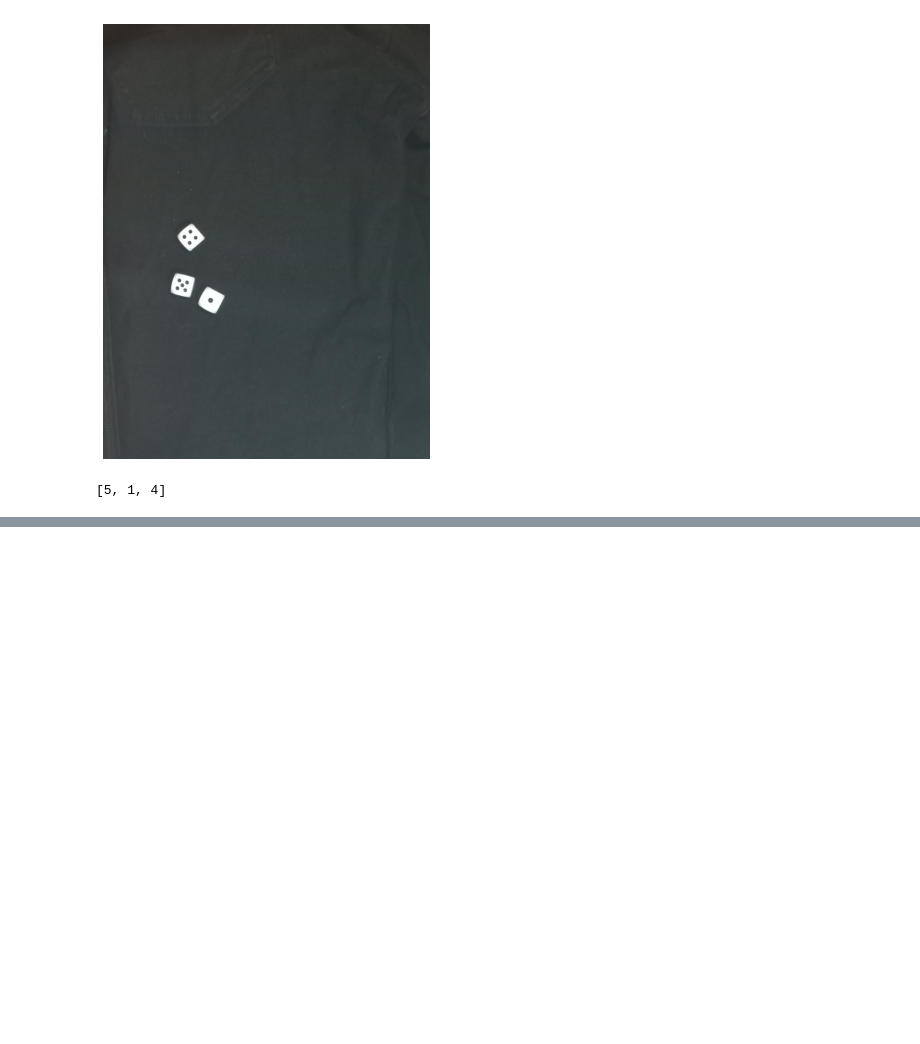
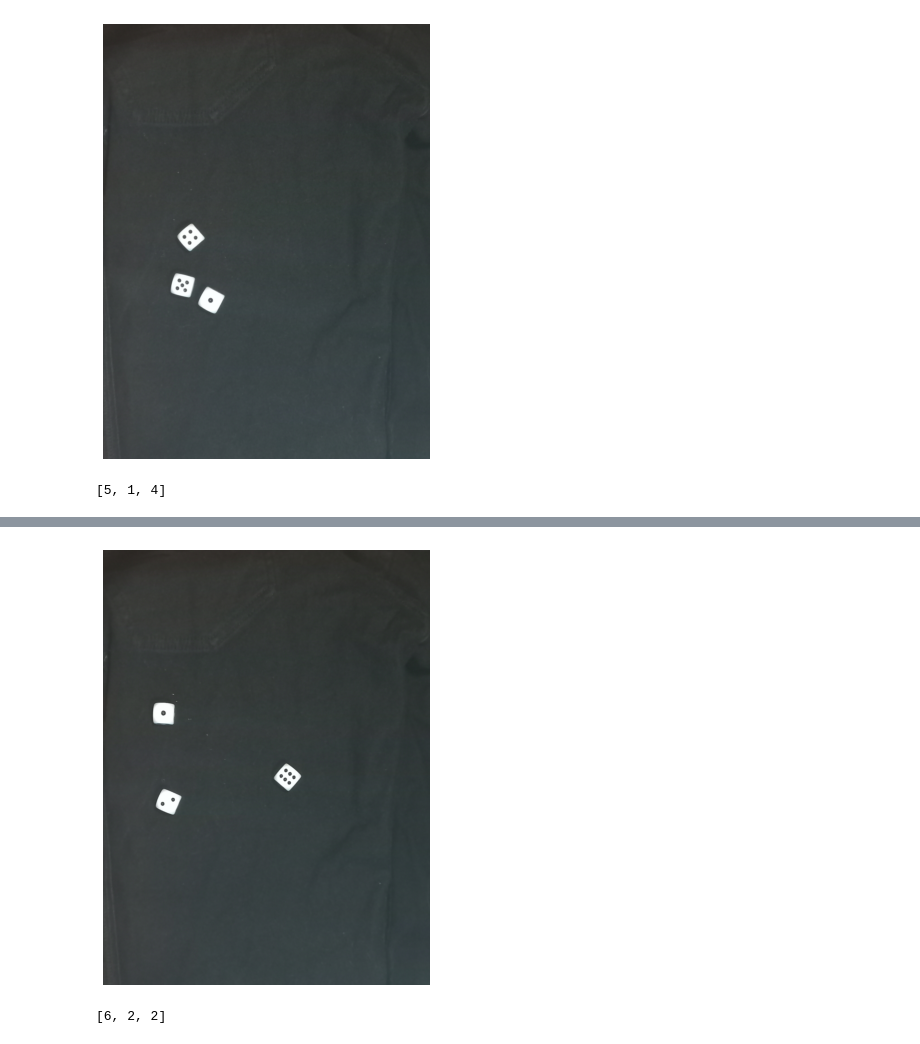
Before and after one commit to ChristopherMoralesA/Tarea-3-Vision, a Jupyter notebook: Tarea_3.ipynb, the cells around one changed output, grey strips where cells are left out. Cells and saved outputs as stored; diff of their text form; code cells hidden in the pictures; blank space fills up the shorter version.

Commit message:
Mas pruebas
Falla uniq circules en eleiminar un circulo de la imagen 37, probe con diferentes opciones y no se arregla

```diff
--- a/Tarea_3.ipynb
+++ b/Tarea_3.ipynb
@@ -540,0 +540,21 @@ segmentacion_por_dado(centroides,puntos_unicos)
+# %%
+file_path = os.path.join(path , 'IMG_37.jpg')
+img_org = io.imread(file_path)
+img_edit = edit_image(img_org)
+COLORES, img_quant=img_to_2_colors(img_edit)
+plt.figure(figsize = (6,8))
+plt.imshow(img_edit)
+plt.axis('off')
+plt.show()
+image_gray = rgb2gray(img_quant)*255**3/2
+edgesHT = canny(image_gray, 2, 1, 25)
+linesHT1 = probabilistic_hough_line(edgesHT, threshold=10, line_length=30, line_gap=3)
+linesHT2 = delete_long(linesHT1)
+puntosHT = lineas2puntos(linesHT2)
+centroides = centroides_dados(puntosHT)
+c_puntos_dados = image_circles(edgesHT)
+puntos_unicos = uniq_circles(c_puntos_dados)
+segmentacion_por_dado(centroides,puntos_unicos)
+# %% [output]
+[figure, added]
+[6, 2, 2]
```
Also changed, not shown: parts of 16 cells of this notebook, 1 other file.
